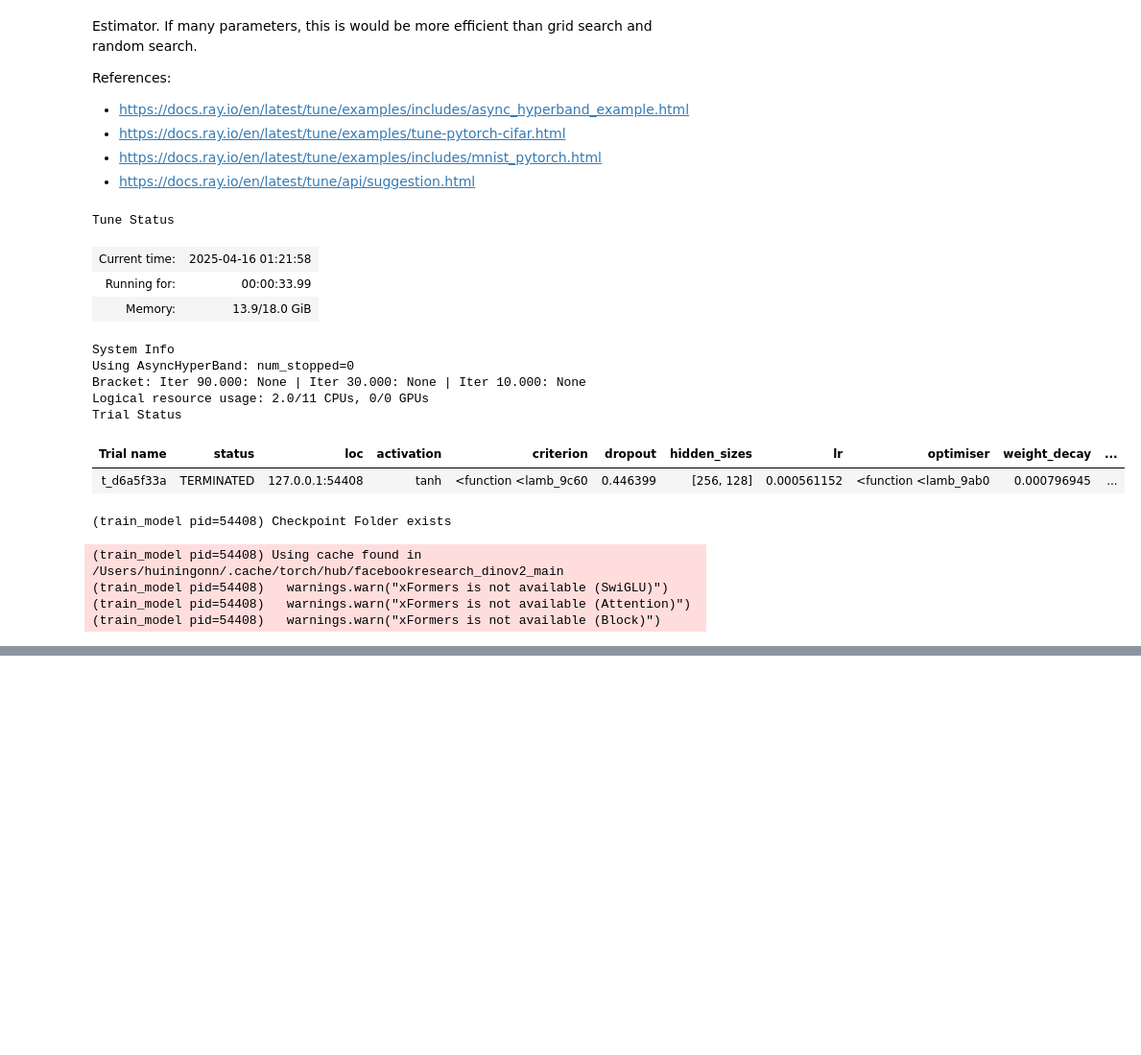
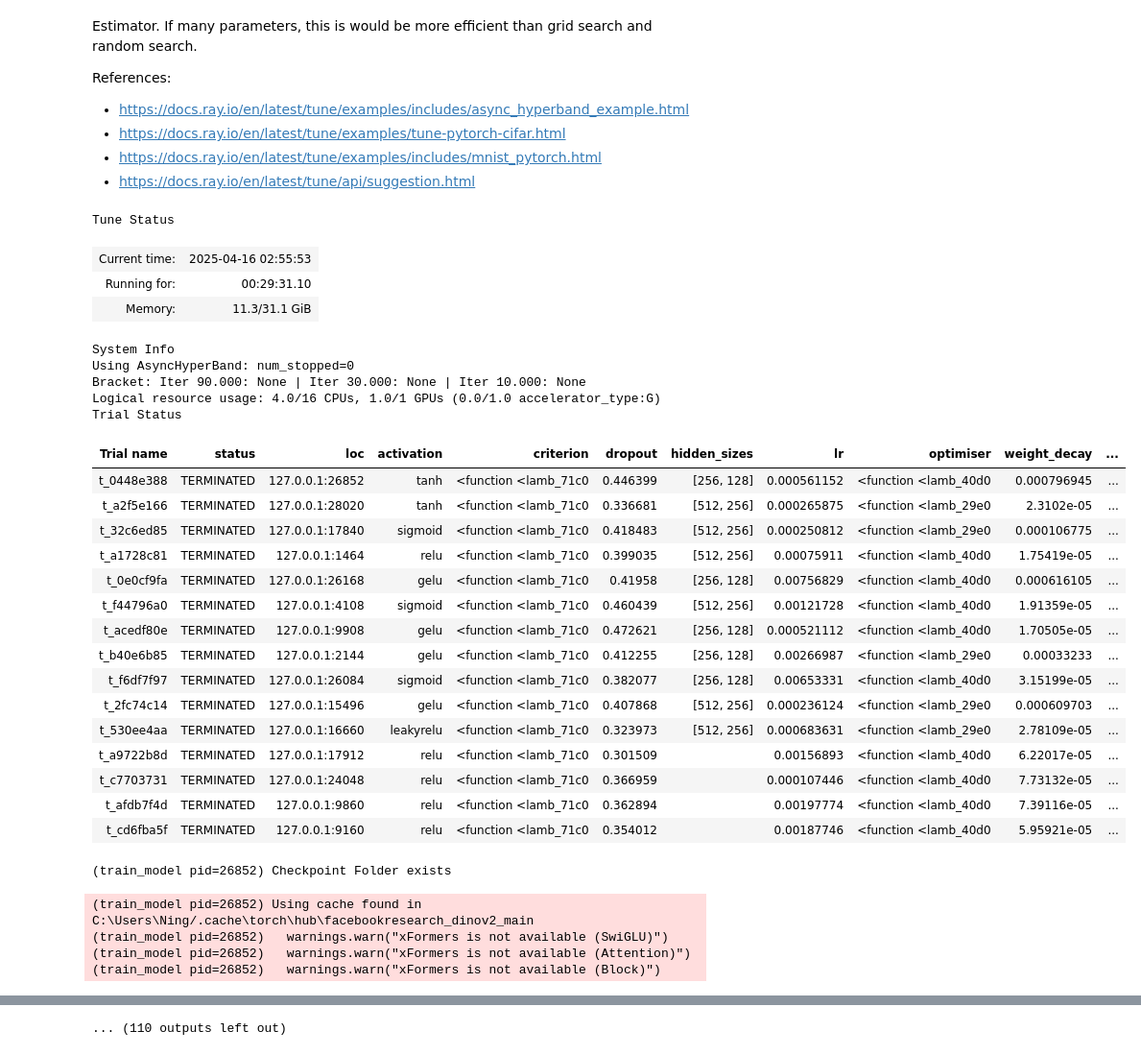
Before and after one commit to Shockbob17/DogEmotionADL, a Jupyter notebook: notebooks/DINOv2GPU.ipynb, the cells around one changed output, grey strips where cells are left out. Shown at 96% size. Cells and saved outputs as stored; diff of their text form; code cells hidden in the pictures; blank space fills up the shorter version.

```diff
--- a/notebooks/DINOv2GPU.ipynb
+++ b/notebooks/DINOv2GPU.ipynb
@@ -229,7 +228,7 @@ class BaseDINOv2(nn.Module):
         return self.classifier(features)
 # %%
 print(f"Using device: {device}")
-model = BaseDINOv2(num_classes=4, dropout=0.3, freeze_backbone=True, hidden_sizes=[256, 128], activation='relu').to(device)
+model = BaseDINOv2(model_variant="dinov2_vits14",num_classes=4, dropout=0.3, freeze_backbone=True, hidden_sizes=[256, 128], activation='relu').to(device)
 print("Model instantiated:", model.__class__.__name__)
 print(model)
 # %% [output]
@@ -264,7 +263,7 @@ References:
 - https://docs.ray.io/en/latest/tune/examples/includes/mnist_pytorch.html
 - https://docs.ray.io/en/latest/tune/api/suggestion.html
 # %%
-CHECKPOINT_DIR = os.path.abspath("../models/hyptune")
+CHECKPOINT_DIR = os.path.abspath("../models/hyptune/dinov2")
 def train_model( config, device=device, checkpoint_dir=CHECKPOINT_DIR, data_dir=None):
     """Training function for Ray Tune hyperparameter tuning.
 
@@ -392,7 +391,6 @@ config = {
     ]),
     "criterion": tune.choice([
         lambda: nn.CrossEntropyLoss(),
-        lambda: nn.NLLLoss()
     ])
 }
 
@@ -403,42 +401,56 @@ def trial_dirname_creator(trial):
 
 def trial_name_creator(trial):
     return f"t_{trial.trial_id}"
 
 # tuner object
 tuner = tune.Tuner(
-    tune.with_resources(train_model, {"cpu": 2, "gpu": 0}), # specify based on the device u using because by default it uses all, i.e if u have 4 cpus; it does 4 concurrent trials
+    tune.with_resources(train_model, {"cpu": 4, "gpu": 1}), #NOTE: specify based on the device u using because by default it uses all, i.e if u have 4 cpus; it does 4 concurrent trials
     tune_config=tune.TuneConfig(
         scheduler=asha_scheduler,
         search_alg=optuna_search,
         num_samples=15,  # number of trials to run
         trial_dirname_creator=trial_dirname_creator,
         trial_name_creator=trial_name_creator,
     ),
     run_config=tune.RunConfig(
         name="basedinov2",
-        storage_path="C:/ray_results/baseefficientnetb5", #not required for mac
+        storage_path="C:/ray_results/dinov2", #NOTE: not required for mac
         log_to_file=True,
         verbose=1,
         ),
     param_space=config,
 )
 
 results = tuner.fit()
 print("Best config:", results.get_best_result(metric="loss", mode="min", filter_nan_and_inf=False).config)
 # %% [output]
 Tune Status
-| Current time: | 2025-04-16 01:21:58 |
-| Running for: | 00:00:33.99 |
-| Memory: | 13.9/18.0 GiB |
+| Current time: | 2025-04-16 02:55:53 |
+| Running for: | 00:29:31.10 |
+| Memory: | 11.3/31.1 GiB |
 System Info
 Using AsyncHyperBand: num_stopped=0
 Bracket: Iter 90.000: None | Iter 30.000: None | Iter 10.000: None
-Logical resource usage: 2.0/11 CPUs, 0/0 GPUs
+Logical resource usage: 4.0/16 CPUs, 1.0/1 GPUs (0.0/1.0 accelerator_type:G)
 Trial Status
 | Trial name | status | loc | activation | criterion | dropout | hidden_sizes | lr | optimiser | weight_decay | ... |
-| t_d6a5f33a | TERMINATED | 127.0.0.1:54408 | tanh | <function <lamb_9c60 | 0.446399 | [256, 128] | 0.000561152 | <function <lamb_9ab0 | 0.000796945 | ... |
+| t_0448e388 | TERMINATED | 127.0.0.1:26852 | tanh | <function <lamb_71c0 | 0.446399 | [256, 128] | 0.000561152 | <function <lamb_40d0 | 0.000796945 | ... |
+| t_a2f5e166 | TERMINATED | 127.0.0.1:28020 | tanh | <function <lamb_71c0 | 0.336681 | [512, 256] | 0.000265875 | <function <lamb_29e0 | 2.3102e-05 | ... |
+| t_32c6ed85 | TERMINATED | 127.0.0.1:17840 | sigmoid | <function <lamb_71c0 | 0.418483 | [512, 256] | 0.000250812 | <function <lamb_29e0 | 0.000106775 | ... |
+| t_a1728c81 | TERMINATED | 127.0.0.1:1464 | relu | <function <lamb_71c0 | 0.399035 | [512, 256] | 0.00075911 | <function <lamb_40d0 | 1.75419e-05 | ... |
+| t_0e0cf9fa | TERMINATED | 127.0.0.1:26168 | gelu | <function <lamb_71c0 | 0.41958 | [256, 128] | 0.00756829 | <function <lamb_40d0 | 0.000616105 | ... |
+| t_f44796a0 | TERMINATED | 127.0.0.1:4108 | sigmoid | <function <lamb_71c0 | 0.460439 | [512, 256] | 0.00121728 | <function <lamb_40d0 | 1.91359e-05 | ... |
+| t_acedf80e | TERMINATED | 127.0.0.1:9908 | gelu | <function <lamb_71c0 | 0.472621 | [256, 128] | 0.000521112 | <function <lamb_40d0 | 1.70505e-05 | ... |
+| t_b40e6b85 | TERMINATED | 127.0.0.1:2144 | gelu | <function <lamb_71c0 | 0.412255 | [256, 128] | 0.00266987 | <function <lamb_29e0 | 0.00033233 | ... |
+| t_f6df7f97 | TERMINATED | 127.0.0.1:26084 | sigmoid | <function <lamb_71c0 | 0.382077 | [256, 128] | 0.00653331 | <function <lamb_40d0 | 3.15199e-05 | ... |
+| t_2fc74c14 | TERMINATED | 127.0.0.1:15496 | gelu | <function <lamb_71c0 | 0.407868 | [512, 256] | 0.000236124 | <function <lamb_29e0 | 0.000609703 | ... |
+| t_530ee4aa | TERMINATED | 127.0.0.1:16660 | leakyrelu | <function <lamb_71c0 | 0.323973 | [512, 256] | 0.000683631 | <function <lamb_29e0 | 2.78109e-05 | ... |
+| t_a9722b8d | TERMINATED | 127.0.0.1:17912 | relu | <function <lamb_71c0 | 0.301509 |  | 0.00156893 | <function <lamb_40d0 | 6.22017e-05 | ... |
+| t_c7703731 | TERMINATED | 127.0.0.1:24048 | relu | <function <lamb_71c0 | 0.366959 |  | 0.000107446 | <function <lamb_40d0 | 7.73132e-05 | ... |
+| t_afdb7f4d | TERMINATED | 127.0.0.1:9860 | relu | <function <lamb_71c0 | 0.362894 |  | 0.00197774 | <function <lamb_40d0 | 7.39116e-05 | ... |
+| t_cd6fba5f | TERMINATED | 127.0.0.1:9160 | relu | <function <lamb_71c0 | 0.354012 |  | 0.00187746 | <function <lamb_40d0 | 5.95921e-05 | ... |
-(train_model pid=54408) Checkpoint Folder exists
+(train_model pid=26852) Checkpoint Folder exists
-(train_model pid=54408) Using cache found in /Users/huiningonn/.cache/torch/hub/facebookresearch_dinov2_main
-(train_model pid=54408)   warnings.warn("xFormers is not available (SwiGLU)")
-(train_model pid=54408)   warnings.warn("xFormers is not available (Attention)")
-(train_model pid=54408)   warnings.warn("xFormers is not available (Block)")
+(train_model pid=26852) Using cache found in C:\Users\Ning/.cache\torch\hub\facebookresearch_dinov2_main
+(train_model pid=26852)   warnings.warn("xFormers is not available (SwiGLU)")
+(train_model pid=26852)   warnings.warn("xFormers is not available (Attention)")
+(train_model pid=26852)   warnings.warn("xFormers is not available (Block)")
@@ -451,3 +463,4 @@ Best config: {'lr': 0.0005611516415334506, 'weight_decay': 0.0007969454818643932
+... (110 outputs left out)
 # %%
 best_config = results.get_best_result(metric="loss", mode="min").config
 print("Full best config:", best_config)
```
Also changed, not shown: parts of 12 cells of this notebook.
